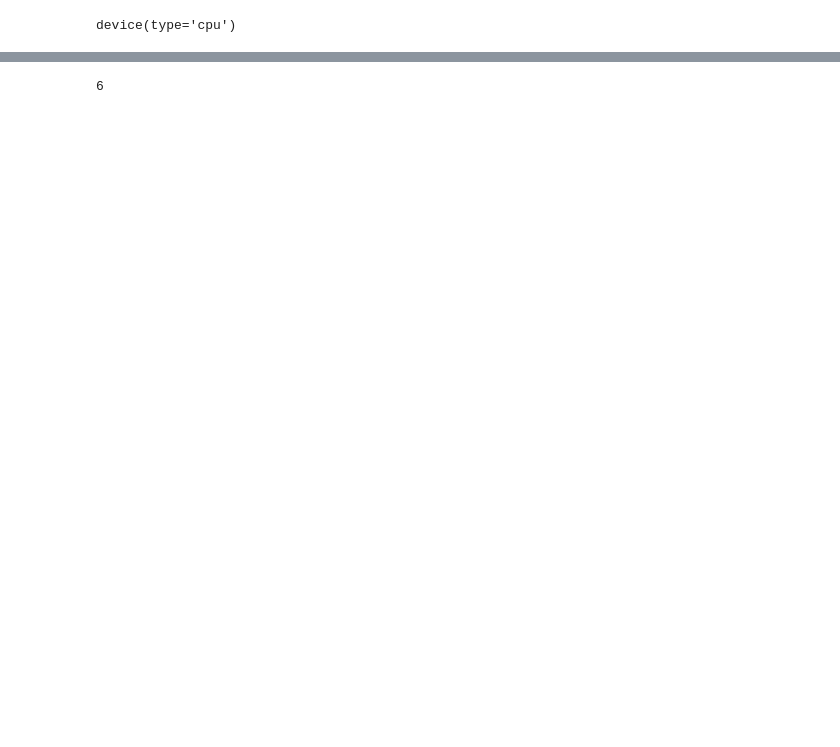
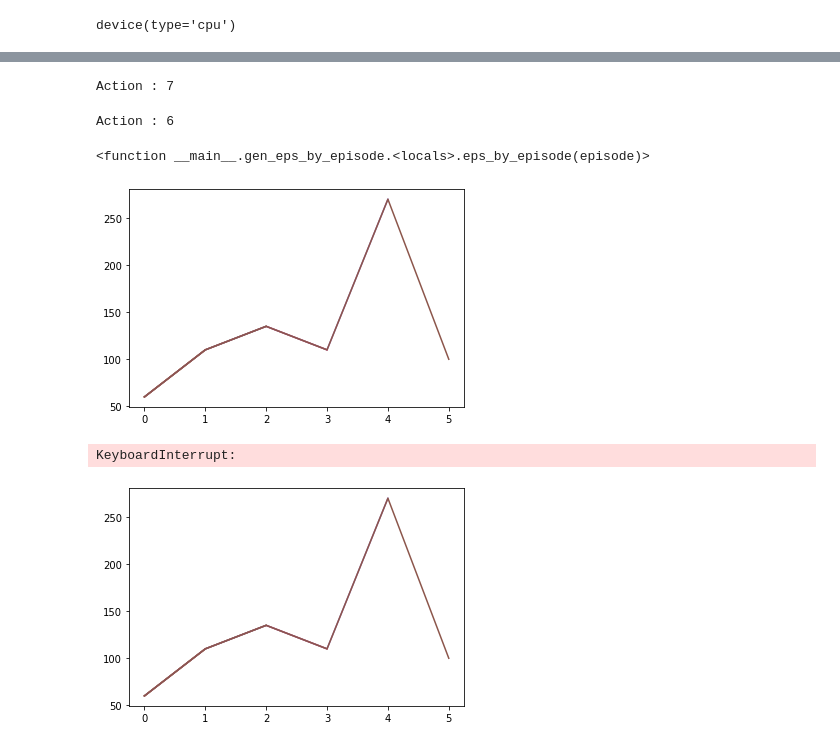
Before and after one commit to guntsvzz/DDQN-PG-PPO-with-Mario, a Jupyter notebook: SpaceInvader_DQN.ipynb, the cells around one changed output, grey strips where cells are left out. Drawn from its saved outputs; the diff is of its cells as text; code cells hidden in the pictures; blank space fills up the shorter version.

```diff
--- a/SpaceInvader_DQN.ipynb
+++ b/SpaceInvader_DQN.ipynb
@@ -49,7 +49,7 @@ class ReplayBuffer(object):
 
     def sample(self, batch_size):
         state, action, reward, next_state, done = zip(*random.sample(self.buffer, batch_size))
-        return torch.stack(state).squeeze(),  torch.tensor(action), torch.tensor(reward), torch.stack(next_state).squeeze(), torch.tensor(done)
+        return torch.stack(state).squeeze(),  torch.tensor(action), torch.tensor(reward), torch.stack(next_state).squeeze(), torch.tensor(done).squeeze()
 
     def __len__(self):
         return len(self.buffer)
@@ -103,16 +103,51 @@ device
 device(type='cpu')
 # %% [markdown]
 <img src = "Methodology.jpg" width="800">
+# %%
+import gym_super_mario_bros
+from gym_super_mario_bros.actions import SIMPLE_MOVEMENT,COMPLEX_MOVEMENT
+from nes_py.wrappers import JoypadSpace
+env = gym_super_mario_bros.make("SuperMarioBros-1-1-v3", render_mode='rgb_array', apply_api_compatibility=True)
+env = JoypadSpace(env, SIMPLE_MOVEMENT)
+n_actions = env.action_space.n
+print("Action :",n_actions)
+# %% [output]
+Action : 7
+# %%
+env = gym.make("ALE/SpaceInvaders-v5", obs_type='rgb', render_mode='rgb_array')
+n_actions = env.action_space.n
+print("Action :",n_actions)
+# %% [output]
+Action : 6
+# %%
+import matplotlib.pyplot as plt
+import gym
+import copy
+from IPython import display
+%matplotlib inline
+
+bufsize = 10
+epsilon_start = 1.0
+epsilon_final = 0.01
+epsilon_decay = 1000
+batch_size = 64
+gamma = 0.99
+
+Q = Q_network(n_actions).to(device)
+Qhat = Q_network(n_actions).to(device)
+D = ReplayBuffer(bufsize)
+eps_by_episode = gen_eps_by_episode(epsilon_start,epsilon_final,epsilon_decay)
+eps_by_episode
+# %% [output]
+<function __main__.gen_eps_by_episode.<locals>.eps_by_episode(episode)>
 # %%
 import matplotlib.pyplot as plt
 import gym
 import copy
 from IPython import display
 %matplotlib inline
-env = gym.make("ALE/SpaceInvaders-v5", obs_type='rgb', render_mode='rgb_array')
-n_actions = env.action_space.n
-print(n_actions)
-bufsize = 10000
+
+bufsize = 10
 epsilon_start = 1.0
 epsilon_final = 0.01
 epsilon_decay = 1000
@@ -131,32 +166,38 @@ optimzer = torch.optim.Adam(Q.parameters())
 Q.train()
 Qhat.eval()
 step = 0
 C = 1000
 episode_rewards = 0
 episodes_rewards = []
 
 while True:
     state, aciton, reward, next_state, done = A.act(Q)
+    # plt.imshow(torch.permute(next_state,(1,2,0)))
+    # display.display(plt.gcf())
+    # display.clear_output(wait=True)
     episode_rewards += reward
     if done:
+        print('Done :',done)
         episodes_rewards.append(episode_rewards)
         episode_rewards = 0
         display.clear_output(wait=True)
         plt.plot(episodes_rewards)
         display.display(plt.gcf())
 
     D.push(state, aciton, reward, next_state, done)
     if len(D) >= batch_size:
-        print('check')
         states, acitons, rewards, next_states, dones = D.sample(batch_size)
         outputs = Q(states).gather(-1,acitons.unsqueeze(1)).squeeze()
         targets = rewards + gamma*Qhat(next_states).max(1).values.detach() * dones
         loss = loss_fn(outputs,targets)
+        # print('Loss %f' % loss)
         loss.backward()
         optimzer.step()
         if (step+1) % C == 0 :
             Qhat = copy.deepcopy(Q)
             Qhat.eval()
         step += 1
 # %% [output]
+[figure, added]
-6
+KeyboardInterrupt:
+[figure, added]
```
Also changed, not shown: 1 other file.
